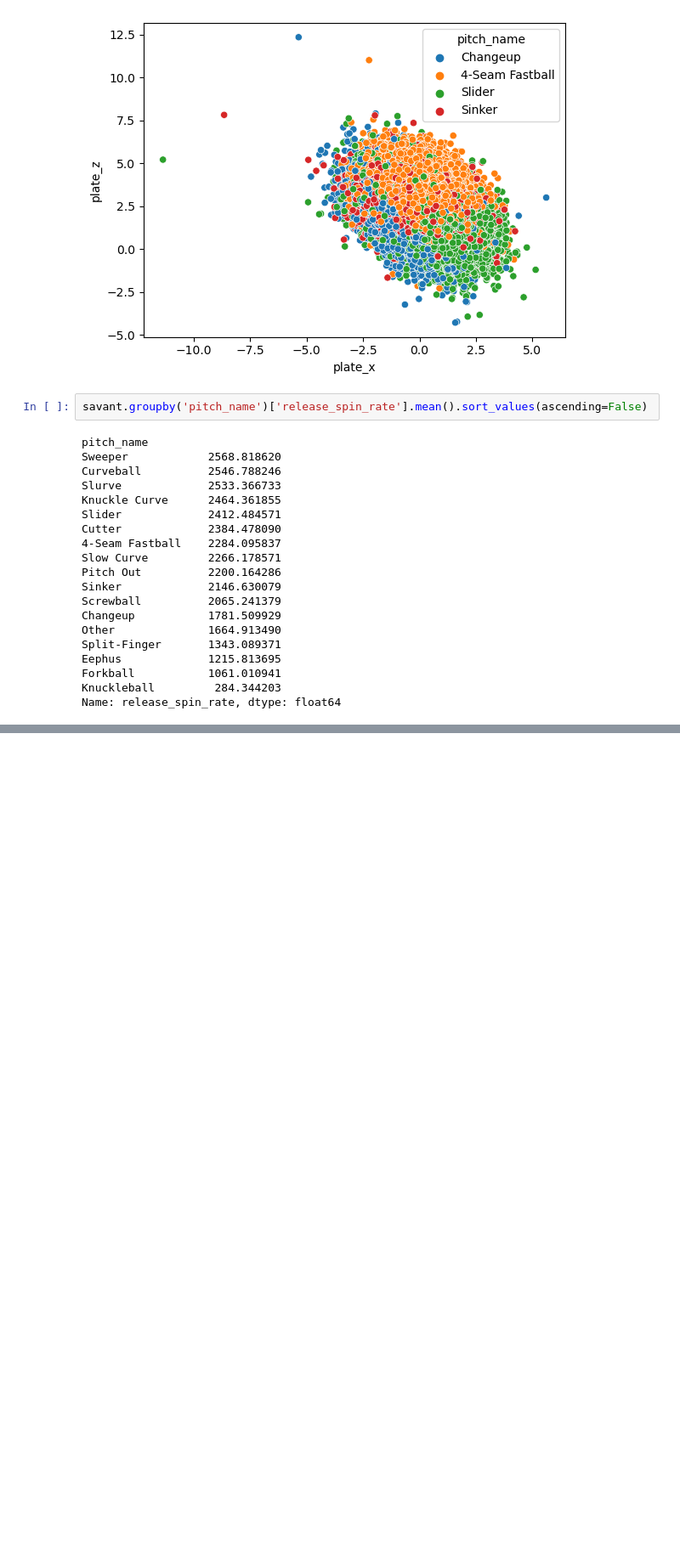
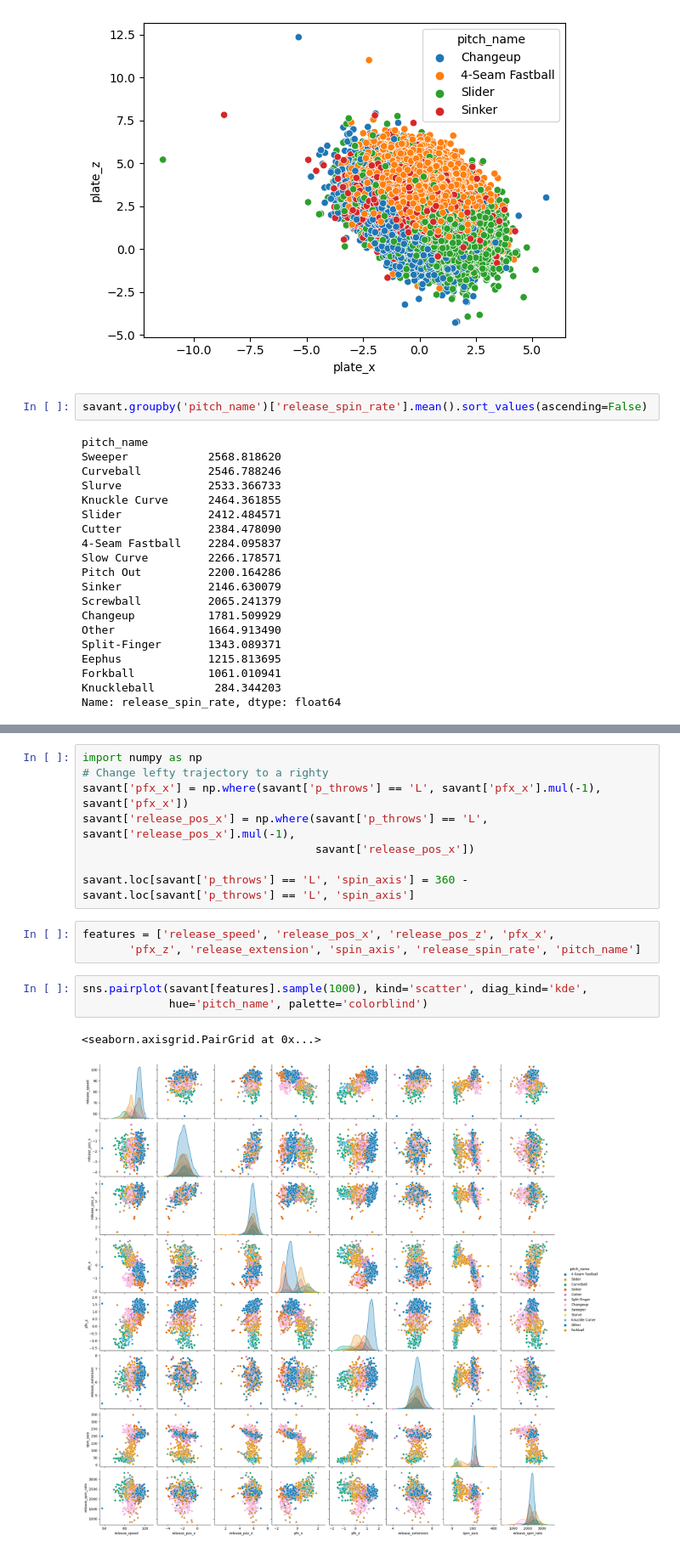
Before and after one commit to UNC-Charlotte-Sports-Analytics-Club/Coding-Lectures, a Jupyter notebook: Lecture-3-Fall-2024/Pitch-Classifier.ipynb, the cells around one changed output, grey strips where cells are left out. Shown at 85% size. Drawn from its saved outputs; the diff is of its cells as text; blank space fills up the shorter version.

```diff
--- a/Lecture-3-Fall-2024/Pitch-Classifier.ipynb
+++ b/Lecture-3-Fall-2024/Pitch-Classifier.ipynb
@@ -115,0 +152,17 @@ Name: release_spin_rate, dtype: float64
+# %%
+import numpy as np
+# Change lefty trajectory to a righty
+savant['pfx_x'] = np.where(savant['p_throws'] == 'L', savant['pfx_x'].mul(-1), savant['pfx_x'])
+savant['release_pos_x'] = np.where(savant['p_throws'] == 'L', savant['release_pos_x'].mul(-1),
+                                   savant['release_pos_x'])
+
+savant.loc[savant['p_throws'] == 'L', 'spin_axis'] = 360 - savant.loc[savant['p_throws'] == 'L', 'spin_axis']
+# %%
+features = ['release_speed', 'release_pos_x', 'release_pos_z', 'pfx_x',
+       'pfx_z', 'release_extension', 'spin_axis', 'release_spin_rate', 'pitch_name']
+# %%
+sns.pairplot(savant[features].sample(1000), kind='scatter', diag_kind='kde',
+             hue='pitch_name', palette='colorblind')
+# %% [output]
+<seaborn.axisgrid.PairGrid at 0x...>
+[figure, added]
```
Also changed, not shown: parts of 20 cells of this notebook.
